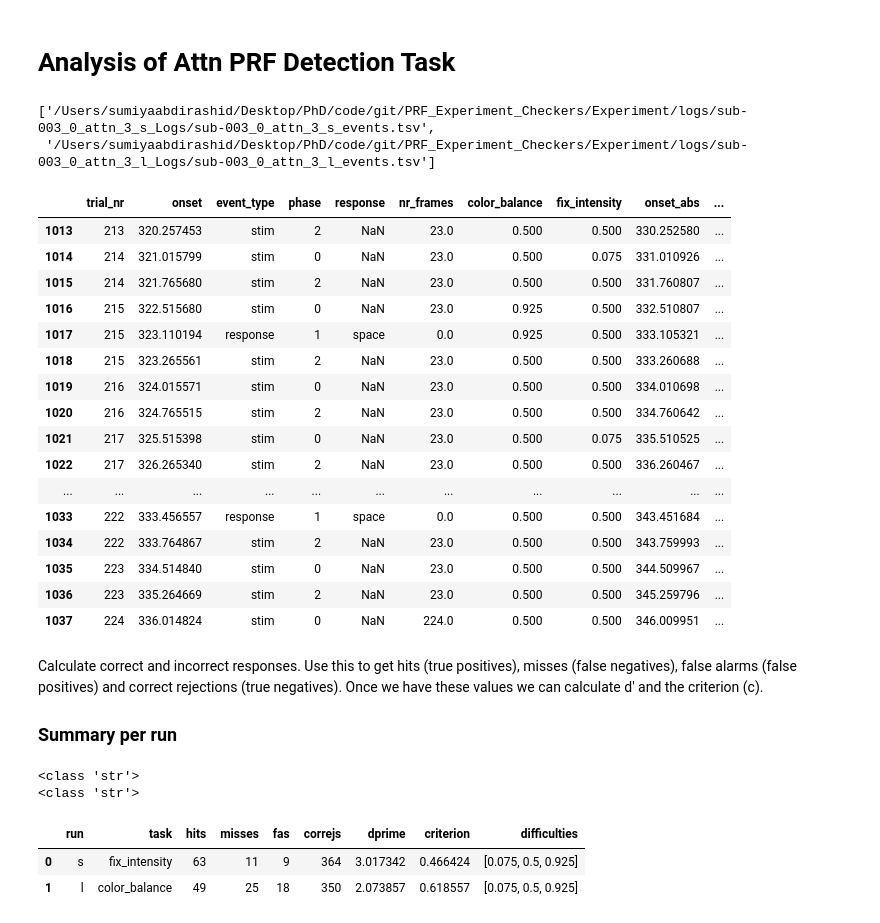
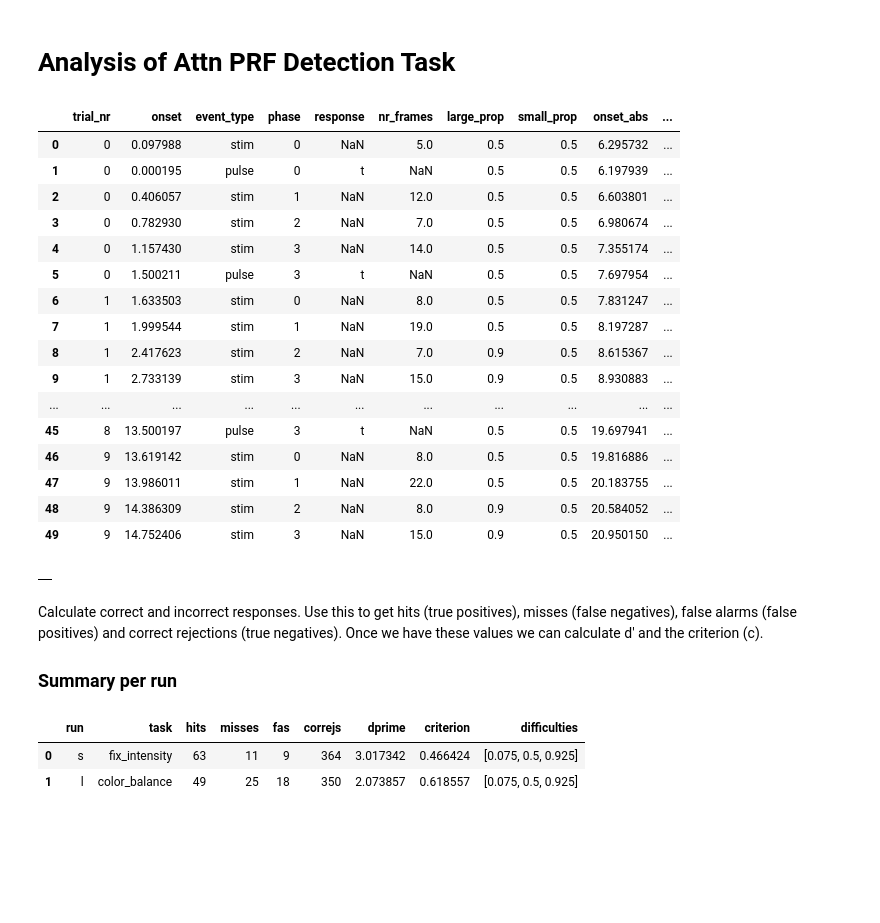
Before and after one commit to sumiyaabdi/PRF_Experiment_Checkers, a Jupyter notebook: Experiment/analysis/analysis.ipynb, the cells around one changed output. Saved outputs shown, nothing was run; the diff lists cells and outputs as text; code cells hidden in the pictures; blank space fills up the shorter version.

```diff
--- a/Experiment/analysis/analysis.ipynb
+++ b/Experiment/analysis/analysis.ipynb
@@ -301,47 +301,39 @@ data_s = np.vstack((difficulties_s,n_correct_s, n_trials_s)).T
 # metrics, options = bf.fitmodel(data_s, nafc = 2)
 # %% [markdown]
 # Analysis of Attn PRF Detection Task
-# %%
-f_names
-# %% [output]
-['/Users/sumiyaabdirashid/Desktop/PhD/code/git/PRF_Experiment_Checkers/Experiment/logs/sub-003_0_attn_3_s_Logs/sub-003_0_attn_3_s_events.tsv',
- '/Users/sumiyaabdirashid/Desktop/PhD/code/git/PRF_Experiment_Checkers/Experiment/logs/sub-003_0_attn_3_l_Logs/sub-003_0_attn_3_l_events.tsv']
+# %%
+pd.read_table(f_names[0],keep_default_na=True).head(50)
+# %% [output]
+|  | trial_nr | onset | event_type | phase | response | nr_frames | large_prop | small_prop | onset_abs | ... |
+| 0 | 0 | 0.097988 | stim | 0 | NaN | 5.0 | 0.5 | 0.5 | 6.295732 | ... |
+| 1 | 0 | 0.000195 | pulse | 0 | t | NaN | 0.5 | 0.5 | 6.197939 | ... |
+| 2 | 0 | 0.406057 | stim | 1 | NaN | 12.0 | 0.5 | 0.5 | 6.603801 | ... |
+| 3 | 0 | 0.782930 | stim | 2 | NaN | 7.0 | 0.5 | 0.5 | 6.980674 | ... |
+| 4 | 0 | 1.157430 | stim | 3 | NaN | 14.0 | 0.5 | 0.5 | 7.355174 | ... |
+| 5 | 0 | 1.500211 | pulse | 3 | t | NaN | 0.5 | 0.5 | 7.697954 | ... |
+| 6 | 1 | 1.633503 | stim | 0 | NaN | 8.0 | 0.5 | 0.5 | 7.831247 | ... |
+| 7 | 1 | 1.999544 | stim | 1 | NaN | 19.0 | 0.5 | 0.5 | 8.197287 | ... |
+| 8 | 1 | 2.417623 | stim | 2 | NaN | 7.0 | 0.9 | 0.5 | 8.615367 | ... |
+| 9 | 1 | 2.733139 | stim | 3 | NaN | 15.0 | 0.9 | 0.5 | 8.930883 | ... |
+| ... | ... | ... | ... | ... | ... | ... | ... | ... | ... | ... |
+| 45 | 8 | 13.500197 | pulse | 3 | t | NaN | 0.5 | 0.5 | 19.697941 | ... |
+| 46 | 9 | 13.619142 | stim | 0 | NaN | 8.0 | 0.5 | 0.5 | 19.816886 | ... |
+| 47 | 9 | 13.986011 | stim | 1 | NaN | 22.0 | 0.5 | 0.5 | 20.183755 | ... |
+| 48 | 9 | 14.386309 | stim | 2 | NaN | 8.0 | 0.9 | 0.5 | 20.584052 | ... |
+| 49 | 9 | 14.752406 | stim | 3 | NaN | 15.0 | 0.9 | 0.5 | 20.950150 | ... |
 # %%
 wd = os.getcwd()
-f_names = glob.glob(f"{wd}/logs/*/sub-003*.tsv")
+f_names = glob.glob(f"{wd}/logs/*/0_*.tsv")
 all_logs = load_data(f_names)
 if 'large_prop' in all_logs.columns:
     all_logs.rename(columns = {'large_prop':'color_balance','small_prop':'fix_intensity'}, inplace = True)
 all_logs.tail(25)
 # %% [output]
-|  | trial_nr | onset | event_type | phase | response | nr_frames | color_balance | fix_intensity | onset_abs | ... |
-| 1013 | 213 | 320.257453 | stim | 2 | NaN | 23.0 | 0.500 | 0.500 | 330.252580 | ... |
-| 1014 | 214 | 321.015799 | stim | 0 | NaN | 23.0 | 0.500 | 0.075 | 331.010926 | ... |
-| 1015 | 214 | 321.765680 | stim | 2 | NaN | 23.0 | 0.500 | 0.500 | 331.760807 | ... |
-| 1016 | 215 | 322.515680 | stim | 0 | NaN | 23.0 | 0.925 | 0.500 | 332.510807 | ... |
-| 1017 | 215 | 323.110194 | response | 1 | space | 0.0 | 0.925 | 0.500 | 333.105321 | ... |
-| 1018 | 215 | 323.265561 | stim | 2 | NaN | 23.0 | 0.500 | 0.500 | 333.260688 | ... |
-| 1019 | 216 | 324.015571 | stim | 0 | NaN | 23.0 | 0.500 | 0.500 | 334.010698 | ... |
-| 1020 | 216 | 324.765515 | stim | 2 | NaN | 23.0 | 0.500 | 0.500 | 334.760642 | ... |
-| 1021 | 217 | 325.515398 | stim | 0 | NaN | 23.0 | 0.500 | 0.075 | 335.510525 | ... |
-| 1022 | 217 | 326.265340 | stim | 2 | NaN | 23.0 | 0.500 | 0.500 | 336.260467 | ... |
-| ... | ... | ... | ... | ... | ... | ... | ... | ... | ... | ... |
-| 1033 | 222 | 333.456557 | response | 1 | space | 0.0 | 0.500 | 0.500 | 343.451684 | ... |
-| 1034 | 222 | 333.764867 | stim | 2 | NaN | 23.0 | 0.500 | 0.500 | 343.759993 | ... |
-| 1035 | 223 | 334.514840 | stim | 0 | NaN | 23.0 | 0.500 | 0.500 | 344.509967 | ... |
-| 1036 | 223 | 335.264669 | stim | 2 | NaN | 23.0 | 0.500 | 0.500 | 345.259796 | ... |
-| 1037 | 224 | 336.014824 | stim | 0 | NaN | 224.0 | 0.500 | 0.500 | 346.009951 | ... |
+|  |
 # %% [markdown]
 Calculate correct and incorrect responses. Use this to get hits (true positives), misses (false negatives), false alarms (false positives) and correct rejections (true negatives). Once we have these values we can calculate d' and the criterion (c).
 
 ### Summary per run
-# %%
-ts = all_logs.task.unique()
-for i in ts:
-    print(type(i))
-# %% [output]
-<class 'str'>
-<class 'str'>
 # %%
 Z = norm.ppf
 
```
Also changed, not shown: 2 other files.
